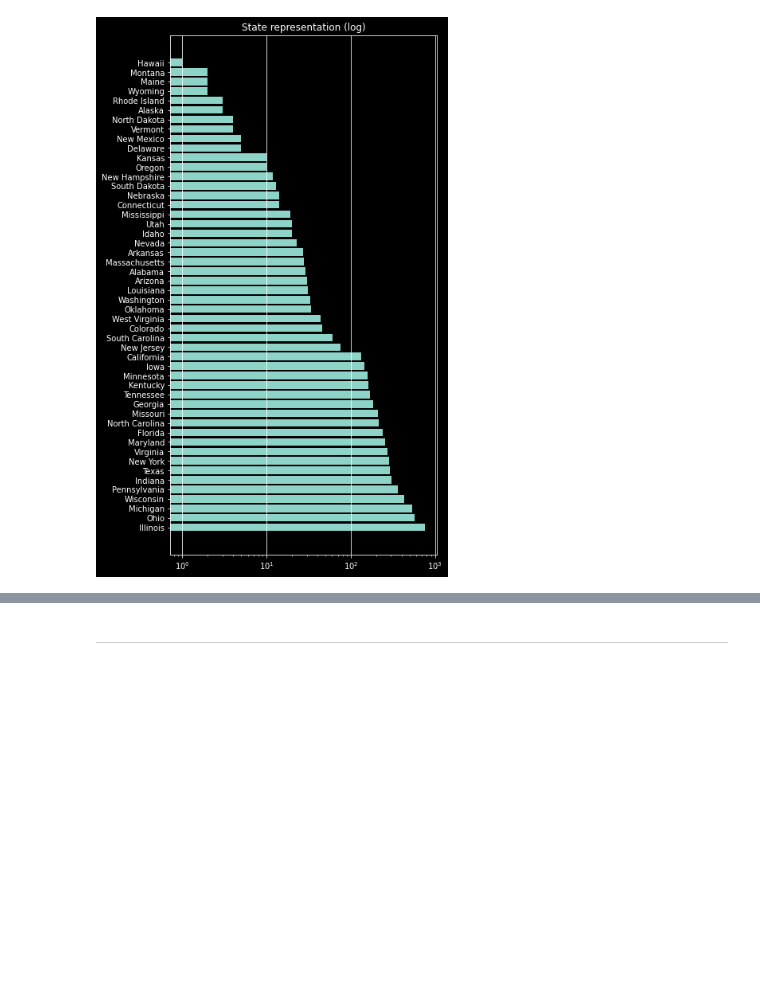
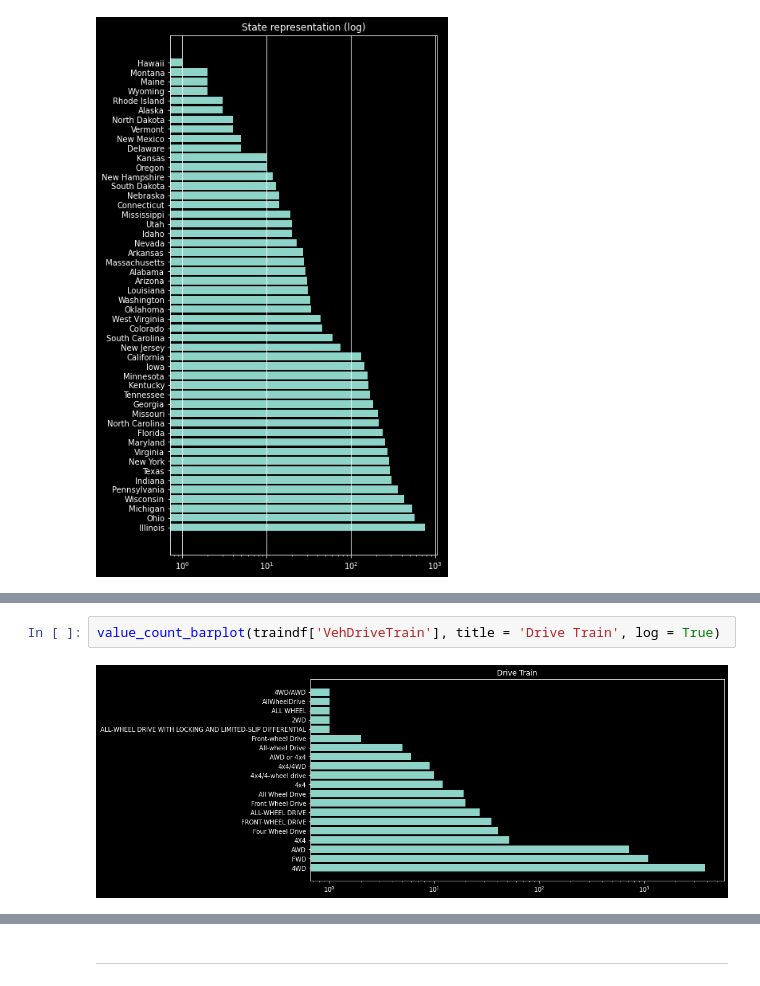
Before and after one commit to dtersegno/boeingds, a Jupyter notebook: notebooks/1_EDA.ipynb, the cells around one changed output, grey strips where cells are left out. Cells and saved outputs as stored; diff of their text form; blank space fills up the shorter version.

```diff
--- a/notebooks/1_EDA.ipynb
+++ b/notebooks/1_EDA.ipynb
@@ -369,0 +387,4 @@ value_count_barplot(traindf['VehColorExt'], log = True, figsize = (6,40))
+# %%
+value_count_barplot(traindf['VehDriveTrain'], title = 'Drive Train', log = True)
+# %% [output]
+[figure, added]
```
Also changed, not shown: parts of 66 cells of this notebook.
